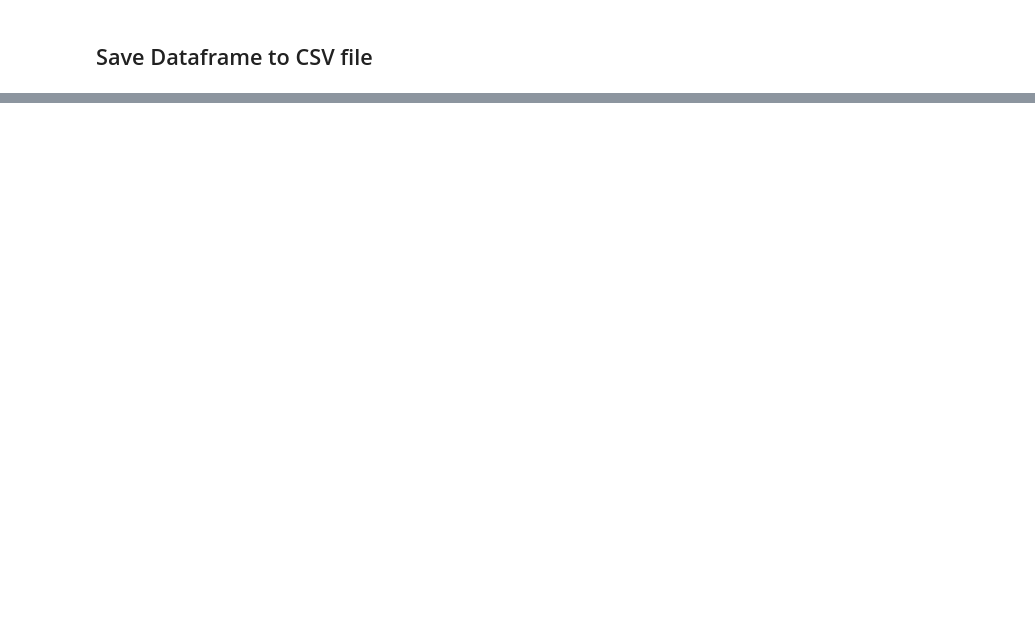
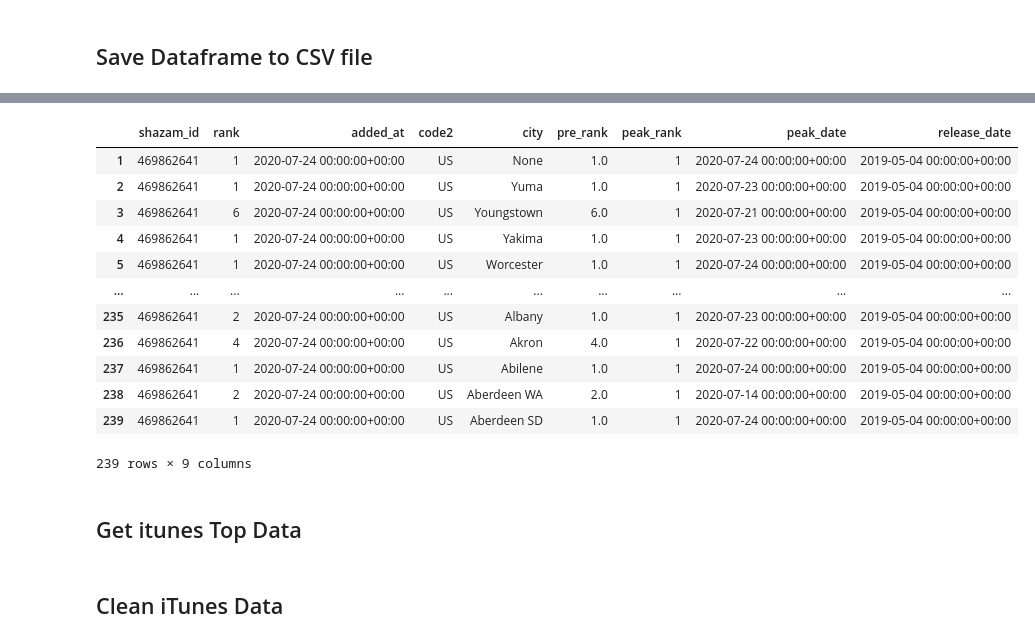
Before and after one commit to jacksonbull87/Roses-Explosion, a Jupyter notebook: ChartMetric API Workbook.ipynb, the cells around one changed output, grey strips where cells are left out. Saved outputs shown, nothing was run; the diff lists cells and outputs as text; code cells hidden in the pictures; blank space fills up the shorter version.

```diff
--- a/ChartMetric API Workbook.ipynb
+++ b/ChartMetric API Workbook.ipynb
@@ -123,0 +113,3 @@ df.to_json('datasets/roses_shazam_chart')
+# %%
+df_json = pd.read_json('datasets/roses_shazam_chart.json')
+df_json
@@ -123,0 +130,2 @@ df.to_json('datasets/roses_shazam_chart')
+# %%
+US_market =  df_json[df_json['code2'] == 'US']
@@ -123,0 +164,18 @@ df.to_json('datasets/roses_shazam_chart')
+# %%
+US_market
+# %% [output]
+|  | shazam_id | rank | added_at | code2 | city | pre_rank | peak_rank | peak_date | release_date |
+| 1 | 469862641 | 1 | 2020-07-24 00:00:00+00:00 | US | None | 1.0 | 1 | 2020-07-24 00:00:00+00:00 | 2019-05-04 00:00:00+00:00 |
+| 2 | 469862641 | 1 | 2020-07-24 00:00:00+00:00 | US | Yuma | 1.0 | 1 | 2020-07-23 00:00:00+00:00 | 2019-05-04 00:00:00+00:00 |
+| 3 | 469862641 | 6 | 2020-07-24 00:00:00+00:00 | US | Youngstown | 6.0 | 1 | 2020-07-21 00:00:00+00:00 | 2019-05-04 00:00:00+00:00 |
+| 4 | 469862641 | 1 | 2020-07-24 00:00:00+00:00 | US | Yakima | 1.0 | 1 | 2020-07-23 00:00:00+00:00 | 2019-05-04 00:00:00+00:00 |
+| 5 | 469862641 | 1 | 2020-07-24 00:00:00+00:00 | US | Worcester | 1.0 | 1 | 2020-07-24 00:00:00+00:00 | 2019-05-04 00:00:00+00:00 |
+| ... | ... | ... | ... | ... | ... | ... | ... | ... | ... |
+| 235 | 469862641 | 2 | 2020-07-24 00:00:00+00:00 | US | Albany | 1.0 | 1 | 2020-07-23 00:00:00+00:00 | 2019-05-04 00:00:00+00:00 |
+| 236 | 469862641 | 4 | 2020-07-24 00:00:00+00:00 | US | Akron | 4.0 | 1 | 2020-07-22 00:00:00+00:00 | 2019-05-04 00:00:00+00:00 |
+| 237 | 469862641 | 1 | 2020-07-24 00:00:00+00:00 | US | Abilene | 1.0 | 1 | 2020-07-24 00:00:00+00:00 | 2019-05-04 00:00:00+00:00 |
+| 238 | 469862641 | 2 | 2020-07-24 00:00:00+00:00 | US | Aberdeen WA | 2.0 | 1 | 2020-07-14 00:00:00+00:00 | 2019-05-04 00:00:00+00:00 |
+| 239 | 469862641 | 1 | 2020-07-24 00:00:00+00:00 | US | Aberdeen SD | 1.0 | 1 | 2020-07-24 00:00:00+00:00 | 2019-05-04 00:00:00+00:00 |
+239 rows × 9 columns
+# %% [markdown]
+## Get itunes Top Data
@@ -123,0 +192,2 @@ df.to_json('datasets/roses_shazam_chart')
+# %% [markdown]
+## Clean iTunes Data
```
Also changed, not shown: parts of 19 cells of this notebook, 4 other files.
